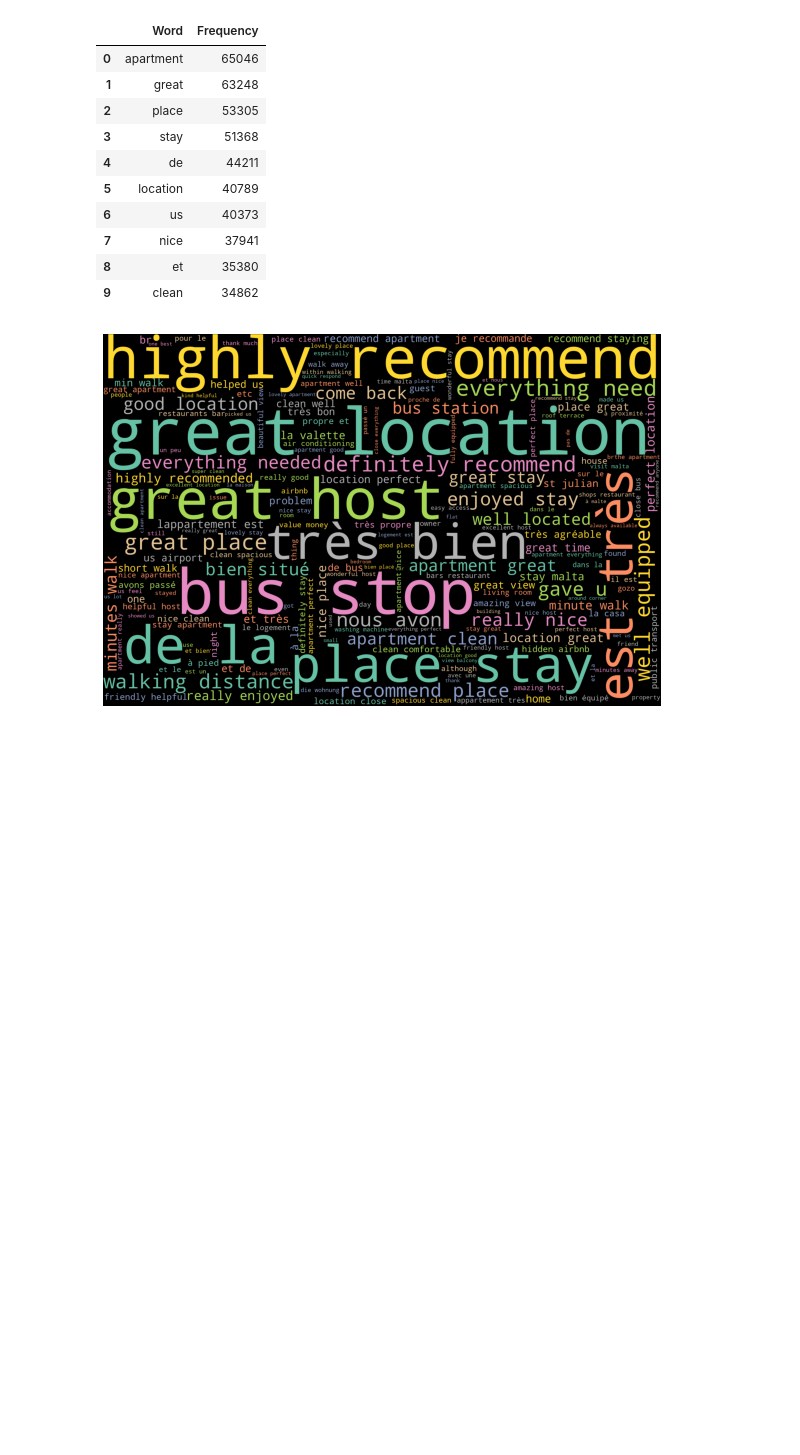
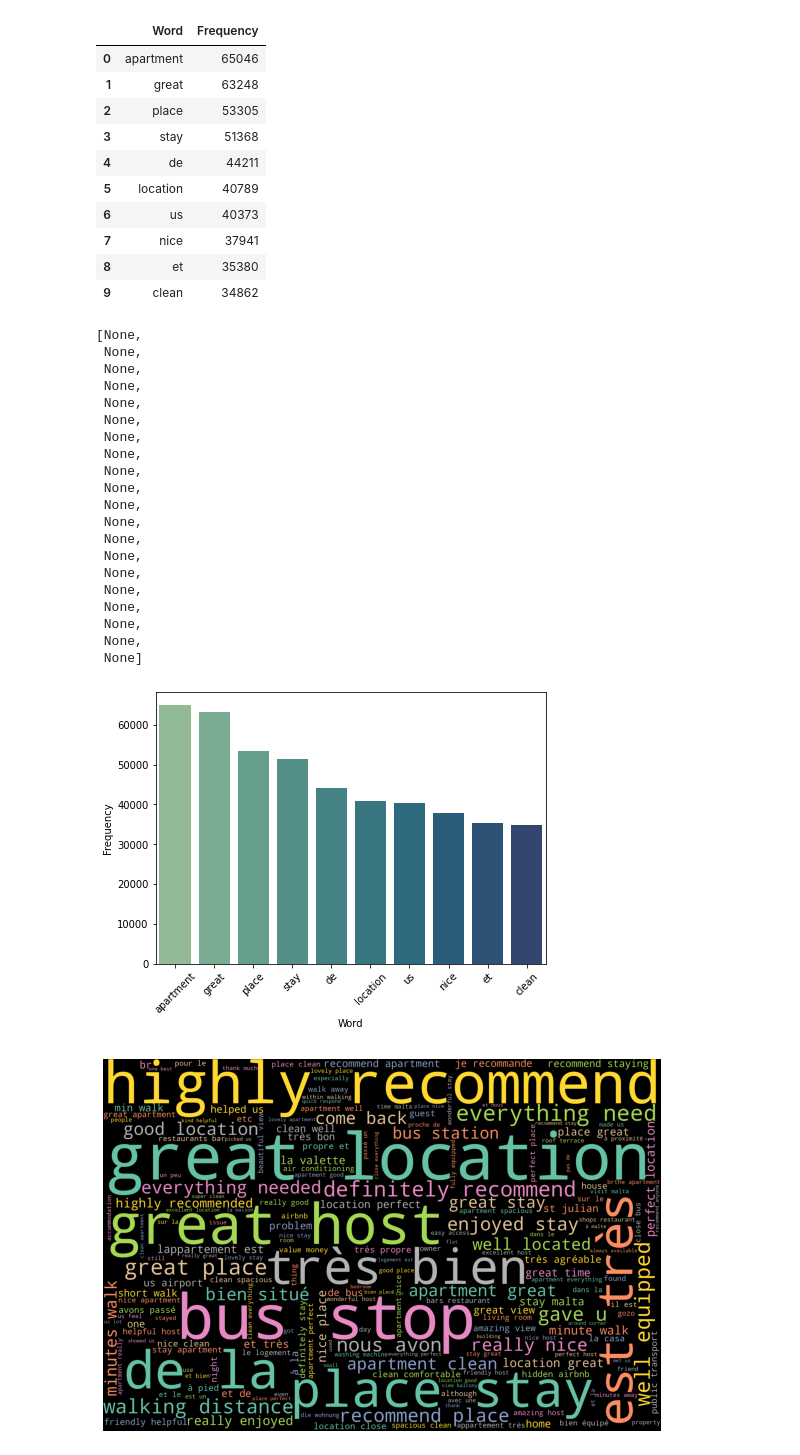
Before and after one commit to dianaionascu15/airbnb-nlp, a Jupyter notebook: airbnb_nlp.ipynb, the cells around one changed output. Saved outputs shown, nothing was run; the diff lists cells and outputs as text; code cells hidden in the pictures; blank space fills up the shorter version.

```diff
--- a/airbnb_nlp.ipynb
+++ b/airbnb_nlp.ipynb
@@ -335,3 +354,6 @@ print(len(reviews.comments.values[5])) ## 946 words
 # %%
 ## Convert comments to string
 reviews['comments'] = reviews['comments'].astype('string')
+# %%
+reviews['Words'] = reviews['comments'].str.split().str.len()
+print(reviews.Words.mean())
@@ -377,3 +401,20 @@ listings3.comments = listings3.comments.str.replace("[^\w\s]", "")
 
 ## 5. Replace double spaces with single space
 listings3.comments = listings3.comments.str.replace('\s+', ' ')
+# %%
+nltk.download('wordnet')
+nltk.download('omw-1.4')
+
+from nltk.stem import WordNetLemmatizer
+from nltk.tokenize import WhitespaceTokenizer
+#from nltk import pos_tag
+
+w_tokenizer = nltk.tokenize.WhitespaceTokenizer()
+lemmatizer = nltk.stem.WordNetLemmatizer()
+
+def lemmatize_text(text):
+    return [lemmatizer.lemmatize(w) for w in w_tokenizer.tokenize(text)]
+
+listings3.comments.fillna('', inplace=True)
+listings3['comments_lemm'] = listings3['comments'].astype('string')
+listings3['comments_lemm'] = listings3.comments.apply(lemmatize_text)
@@ -380,3 +428,9 @@ listings3.comments = listings3.comments.str.replace('\s+', ' ')
+# %%
+listings3.comments.fillna('', inplace=True)
+listings3['comments_lemm'] = listings3['comments'].astype('string')
+listings3['comments_lemm'] = listings3.comments.apply(lemmatize_text)
+# %%
+listings3.comments_lemm = listings3.comments_lemm.str.replace("[^\w\s]", "")
 # %%
 import nltk
 nltk.download('stopwords')
@@ -444,6 +498,36 @@ wordsFreq_df.head(10)
 | 7 | nice | 37941 |
 | 8 | et | 35380 |
 | 9 | clean | 34862 |
+# %%
+## Plot
+wordsFreq_df.sort_values("Frequency", ascending=False, inplace=True)
+#room_types_reviews.info()
+
+plt.figure(figsize=(7,5))
+p1 = sns.barplot(x = 'Word', y = "Frequency", data = wordsFreq_df, palette="crest")
+plt.setp(p1.get_xticklabels(), rotation=45)
+# %% [output]
+[None,
+ None,
+ None,
+ None,
+ None,
+ None,
+ None,
+ None,
+ None,
+ None,
+ None,
+ None,
+ None,
+ None,
+ None,
+ None,
+ None,
+ None,
+ None,
+ None]
+[figure, added]
 # %%
 ## Plot
 top_10 = wordsFrequency.most_common(5)
```
Also changed, not shown: parts of 17 cells of this notebook.
